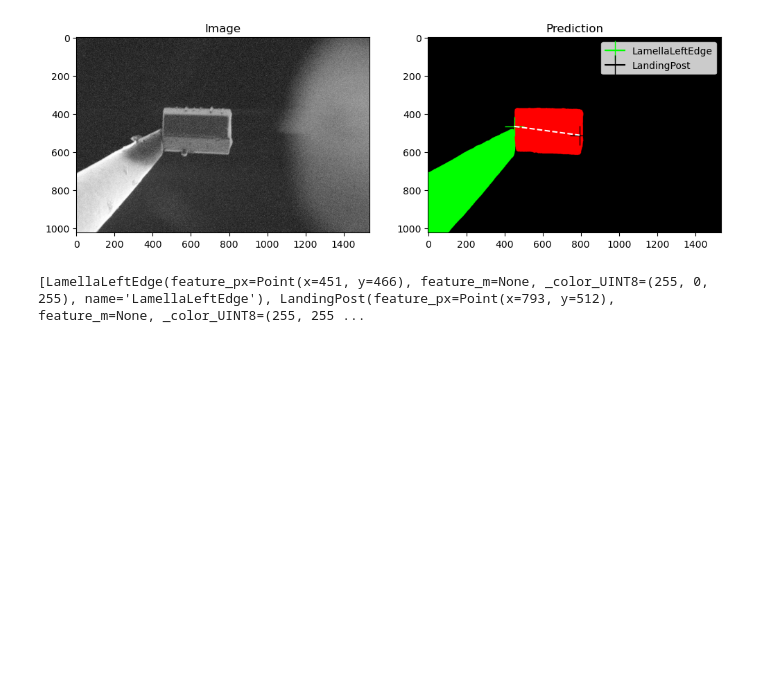
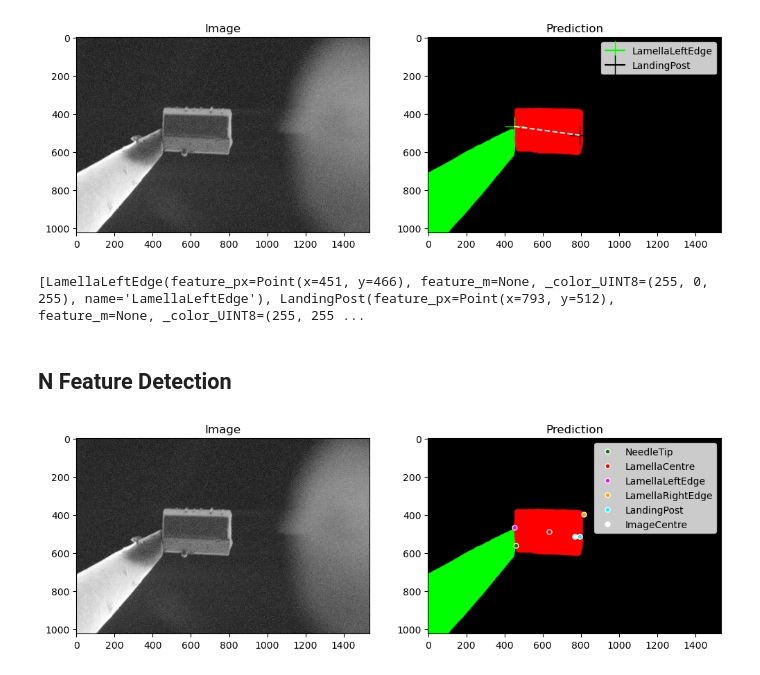
Before and after one commit to DeMarcoLab/fibsem, a Jupyter notebook: fibsem/detection/notebook.ipynb, the cells around one changed output. Saved outputs shown, nothing was run; the diff lists cells and outputs as text; code cells hidden in the pictures; blank space fills up the shorter version.

Commit message:
multiple feature detections

```diff
--- a/fibsem/detection/notebook.ipynb
+++ b/fibsem/detection/notebook.ipynb
@@ -248,3 +248,19 @@ detection.plot_det_result_v2(det)
 [figure]
 [figure]
 [LamellaLeftEdge(feature_px=Point(x=451, y=466), feature_m=None, _color_UINT8=(255, 0, 255), name='LamellaLeftEdge'), LandingPost(feature_px=Point(x=793, y=512), feature_m=None, _color_UINT8=(255, 255 ...
+# %% [markdown]
+## N Feature Detection
+# %%
+# detect features
+features = [detection.NeedleTip(), detection.LamellaCentre(),
+            detection.LamellaLeftEdge(), detection.LamellaRightEdge(),
+            detection.LandingPost(), detection.ImageCentre()]
+pixelsize = image.metadata.pixel_size.x if image.metadata is not None else 25e-9
+det = detection.locate_shift_between_features_v2(
+    deepcopy(image.data), model, features=features, pixelsize=pixelsize
+)
+
+# plot image and mask overlay
+detection.plot_det_result_v2(det)
+# %% [output]
+[figure, added]
```
Also changed, not shown: 4 other files.
